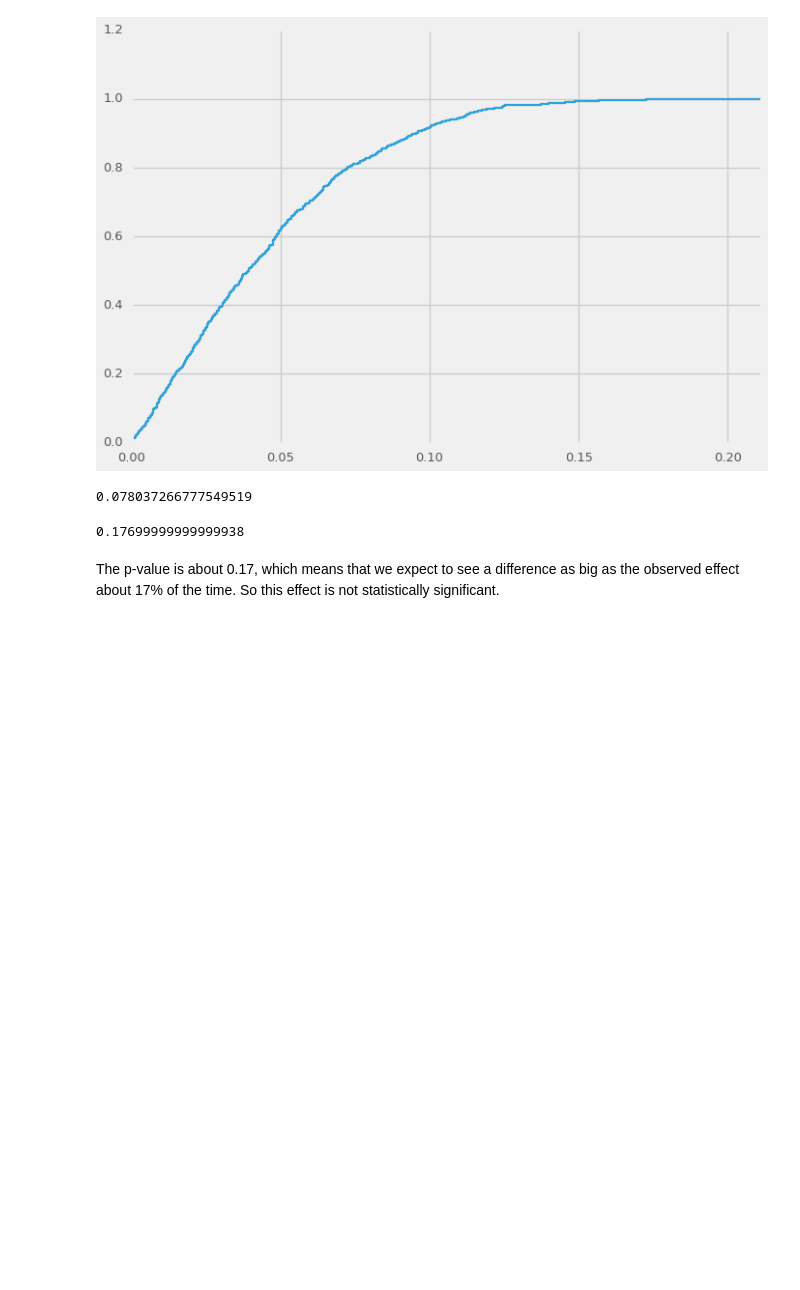
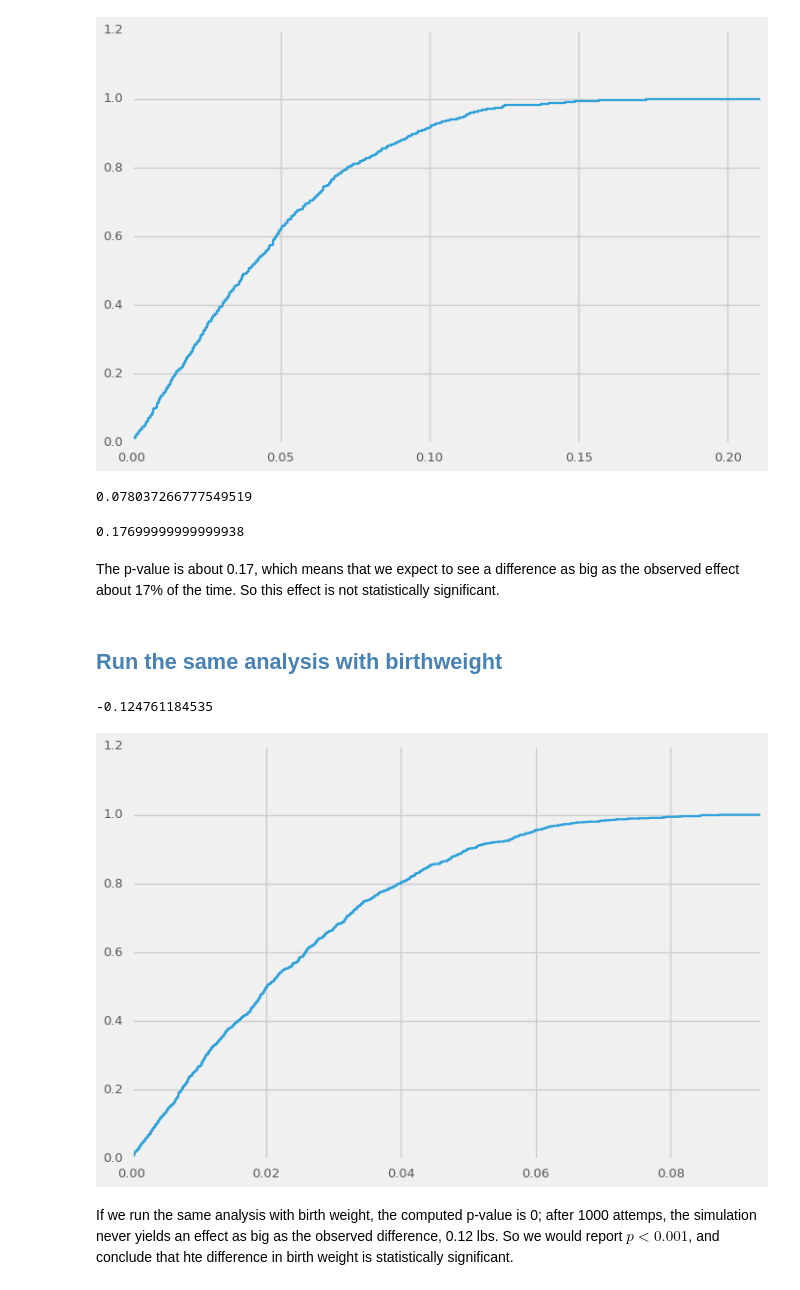
Before and after one commit to doolingdavid/ThinkStats2, a Jupyter notebook: code/thoroughnotes.ipynb, the cells around one changed output. Cells and saved outputs as stored; diff of their text form; code cells hidden in the pictures; blank space fills up the shorter version.

```diff
--- a/code/thoroughnotes.ipynb
+++ b/code/thoroughnotes.ipynb
@@ -515,3 +515,19 @@ firstsbabylengths.mean() - othersbabylengths.mean()
 0.17699999999999938
 # %% [markdown]
 The p-value is about 0.17, which means that we expect to see a difference as big as the observed effect about 17% of the time. So this effect is not statistically significant.
+# %% [markdown]
+## <font color='steelblue'>Run the same analysis with birthweight</font>
+# %%
+firsts_weights = firsts.totalwgt_lb.dropna().as_matrix()
+others_weights =  others.totalwgt_lb.dropna().as_matrix()
+
+print(firsts_weights.mean() - others_weights.mean())
+# %% [output]
+-0.124761184535
+# %%
+diffweightscdf = runpool(firsts_weights, others_weights)
+diffweightscdf.plot(drawstyle='steps');
+# %% [output]
+[figure, added]
+# %% [markdown]
+If we run the same analysis with birth weight, the computed p-value is 0; after 1000 attemps, the simulation never yields an effect as big as the observed difference, 0.12 lbs. So we would report $p < 0.001$, and conclude that hte difference in birth weight is statistically significant.
```
